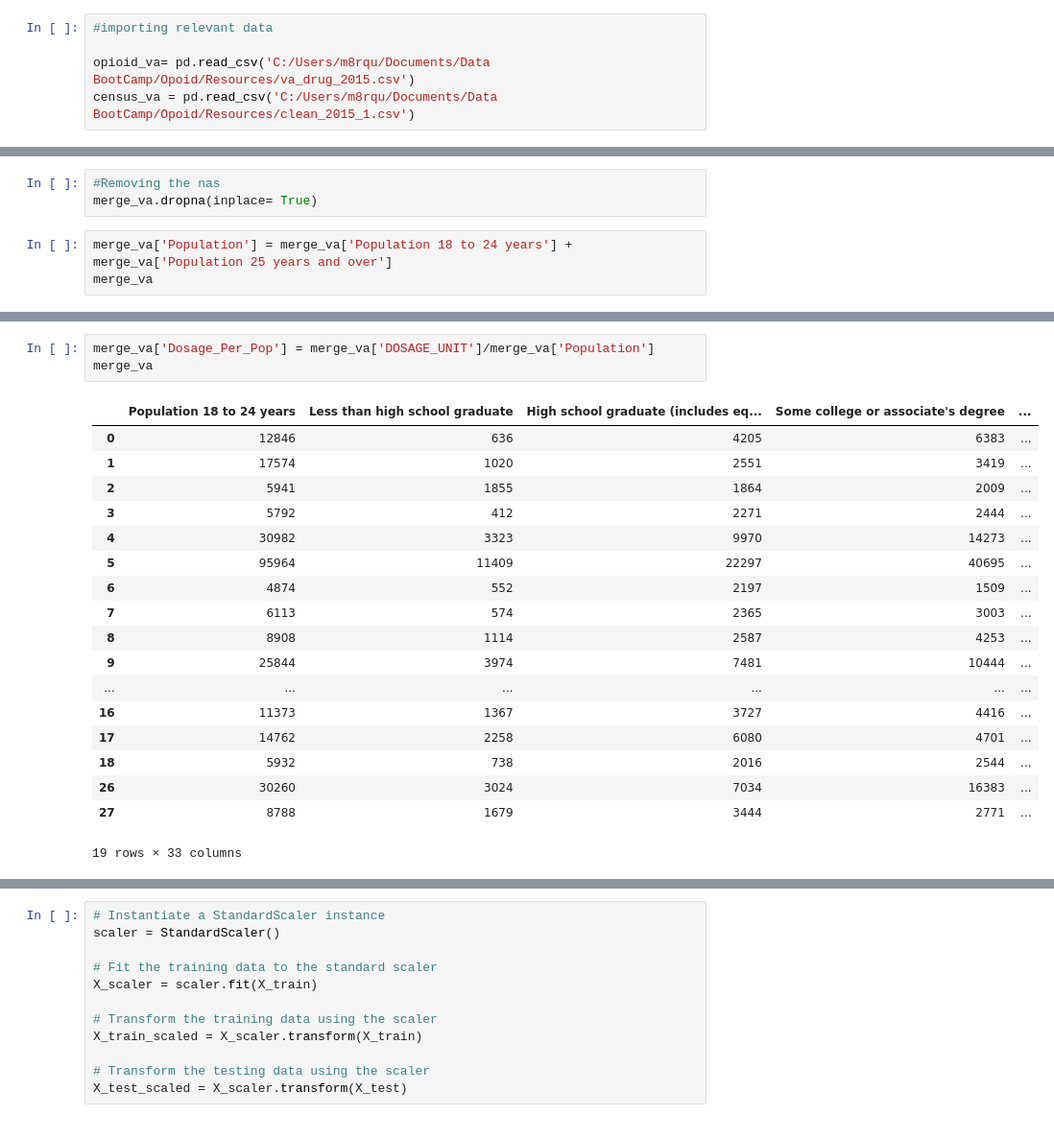
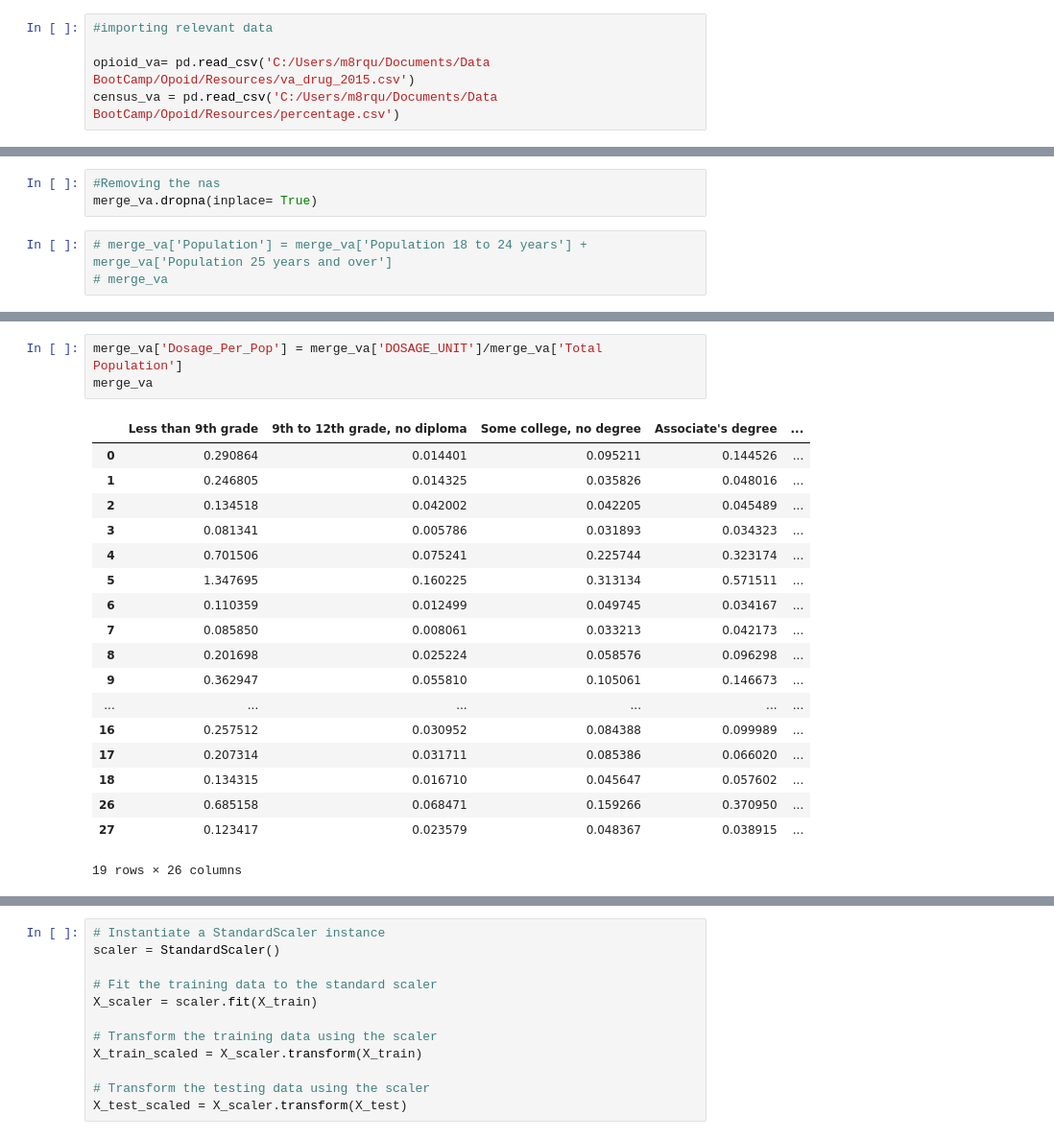
Before and after one commit to msills30/Virginia-Opioid, a Jupyter notebook: Opoid/Stat_Opioid.ipynb, the cells around one changed output, grey strips where cells are left out. Shown at 96% size. Saved outputs shown, nothing was run; the diff lists cells and outputs as text.

```diff
--- a/Opoid/Stat_Opioid.ipynb
+++ b/Opoid/Stat_Opioid.ipynb
@@ -11,7 +11,7 @@ import tensorflow as tf
 #importing relevant data
 
 opioid_va= pd.read_csv('C:/Users/m8rqu/Documents/Data BootCamp/Opoid/Resources/va_drug_2015.csv')
-census_va = pd.read_csv('C:/Users/m8rqu/Documents/Data BootCamp/Opoid/Resources/clean_2015_1.csv')
+census_va = pd.read_csv('C:/Users/m8rqu/Documents/Data BootCamp/Opoid/Resources/percentage.csv')
 # %%
 opioid_va
 # %% [output]
@@ -75,5 +75,5 @@ merge_va
 #Removing the nas
 merge_va.dropna(inplace= True)
 # %%
-merge_va['Population'] = merge_va['Population 18 to 24 years'] + merge_va['Population 25 years and over']
-merge_va
+# merge_va['Population'] = merge_va['Population 18 to 24 years'] + merge_va['Population 25 years and over']
+# merge_va
@@ -99,25 +80,25 @@ merge_va
 # %%
-merge_va['Dosage_Per_Pop'] = merge_va['DOSAGE_UNIT']/merge_va['Population']
+merge_va['Dosage_Per_Pop'] = merge_va['DOSAGE_UNIT']/merge_va['Total Population']
 merge_va
 # %% [output]
-|  | Population 18 to 24 years | Less than high school graduate | High school graduate (includes eq... | Some college or associate's degree | ... |
-| 0 | 12846 | 636 | 4205 | 6383 | ... |
-| 1 | 17574 | 1020 | 2551 | 3419 | ... |
-| 2 | 5941 | 1855 | 1864 | 2009 | ... |
-| 3 | 5792 | 412 | 2271 | 2444 | ... |
-| 4 | 30982 | 3323 | 9970 | 14273 | ... |
-| 5 | 95964 | 11409 | 22297 | 40695 | ... |
-| 6 | 4874 | 552 | 2197 | 1509 | ... |
-| 7 | 6113 | 574 | 2365 | 3003 | ... |
-| 8 | 8908 | 1114 | 2587 | 4253 | ... |
-| 9 | 25844 | 3974 | 7481 | 10444 | ... |
+|  | Less than 9th grade | 9th to 12th grade, no diploma | Some college, no degree | Associate's degree | ... |
+| 0 | 0.290864 | 0.014401 | 0.095211 | 0.144526 | ... |
+| 1 | 0.246805 | 0.014325 | 0.035826 | 0.048016 | ... |
+| 2 | 0.134518 | 0.042002 | 0.042205 | 0.045489 | ... |
+| 3 | 0.081341 | 0.005786 | 0.031893 | 0.034323 | ... |
+| 4 | 0.701506 | 0.075241 | 0.225744 | 0.323174 | ... |
+| 5 | 1.347695 | 0.160225 | 0.313134 | 0.571511 | ... |
+| 6 | 0.110359 | 0.012499 | 0.049745 | 0.034167 | ... |
+| 7 | 0.085850 | 0.008061 | 0.033213 | 0.042173 | ... |
+| 8 | 0.201698 | 0.025224 | 0.058576 | 0.096298 | ... |
+| 9 | 0.362947 | 0.055810 | 0.105061 | 0.146673 | ... |
 | ... | ... | ... | ... | ... | ... |
-| 16 | 11373 | 1367 | 3727 | 4416 | ... |
-| 17 | 14762 | 2258 | 6080 | 4701 | ... |
-| 18 | 5932 | 738 | 2016 | 2544 | ... |
-| 26 | 30260 | 3024 | 7034 | 16383 | ... |
-| 27 | 8788 | 1679 | 3444 | 2771 | ... |
+| 16 | 0.257512 | 0.030952 | 0.084388 | 0.099989 | ... |
+| 17 | 0.207314 | 0.031711 | 0.085386 | 0.066020 | ... |
+| 18 | 0.134315 | 0.016710 | 0.045647 | 0.057602 | ... |
+| 26 | 0.685158 | 0.068471 | 0.159266 | 0.370950 | ... |
+| 27 | 0.123417 | 0.023579 | 0.048367 | 0.038915 | ... |
-19 rows × 33 columns
+19 rows × 26 columns
 # %%
 merge_va['Dos_Parameter'] = merge_va['Dosage_Per_Pop'].apply(lambda x: 1 if x < 21 else 0)
 merge_va
```
Also changed, not shown: parts of 16 cells of this notebook, 7 other files.
